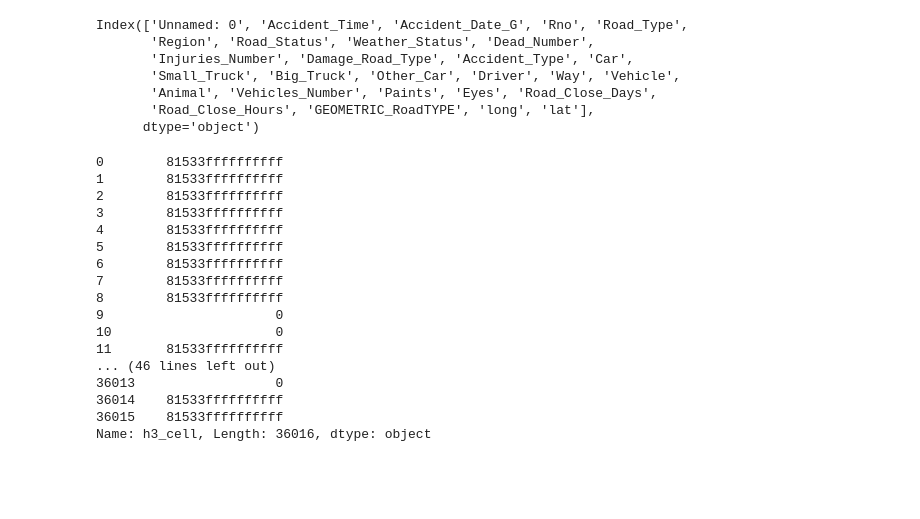
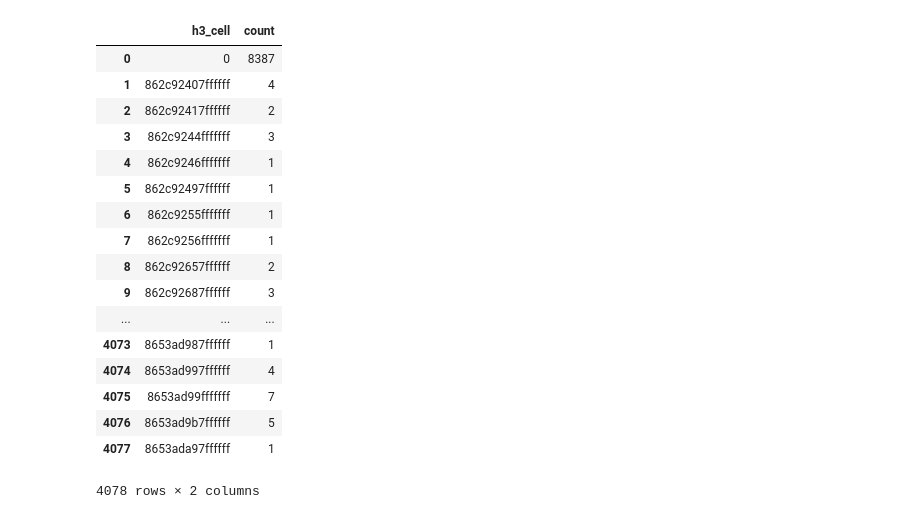
Before and after one commit to Aziiz1989/traffic, a Jupyter notebook: spatial/hex_spatial_aggregations.ipynb, the cells around one changed output. Cells and saved outputs as stored; diff of their text form; code cells hidden in the pictures; blank space fills up the shorter version.

```diff
--- a/spatial/hex_spatial_aggregations.ipynb
+++ b/spatial/hex_spatial_aggregations.ipynb
@@ -20,10 +9,24 @@ hexagons=[ h3.h3_to_geo_boundary(i) for i in data["h3_cell"] if i!=0]
+# %%
+#set the scale of the aggregation "low is very coarse grained - high is very fine grained"
+h3_resolution=6;
+map_zoom_level=6;
+# %%
+def geo_hashing(row, resolution):
+    if pd.isna(row["lat"]) | pd.isna(row["long"]) :
+        return -1;
+    else:
+         hexa=h3.geo_to_h3(row["lat"],row["long"],resolution)
+         return hexa+[hexa[0]]
+data=pd.read_csv("~/data/Accidents.csv")
+data["h3_cell"]=data.apply(lambda row: h3.geo_to_h3(row["lat"],row["long"],h3_resolution) ,axis=1)
 # %%
+data["count"]=1
+cells_count=data.groupby("h3_cell").sum()["count"]
+hexagons=[ h3.h3_to_geo_boundary(i) for i in cells_count.index if i!=0]
+midpoint=[24.71284, 46.70490]
+points_plotted=[i+[i[0]] for i in hexagons];
+m = folium.Map(midpoint,tiles='stamentoner', zoom_start=map_zoom_level)
 
-points_np=np.array(hexagons)
-midpoint=[24.786774, 43.504536]
-points_plotted=[i+[i[0]] for i in hexagons];
-m = folium.Map(midpoint,tiles='stamenterrain', zoom_start=12)
-#folium.ColorLine(geoJson['coordinates']).add_to(m)
-#folium.features.PolyLine(poly,color='red',weight=7).add_to(m)
-folium.features.PolyLine(hexagons,weight=3).add_to(m)
+folium.features.PolyLine(points_plotted,color='red',weight=1,fill=True).add_to(m)
+m
 # %% [output]
@@ -33,10 +33,0 @@ data=pd.read_csv("/home/fahad/data/thkaa/Accidents.csv")
-# %%
-data.columns
-# %% [output]
-Index(['Unnamed: 0', 'Accident_Time', 'Accident_Date_G', 'Rno', 'Road_Type',
-       'Region', 'Road_Status', 'Weather_Status', 'Dead_Number',
-       'Injuries_Number', 'Damage_Road_Type', 'Accident_Type', 'Car',
-       'Small_Truck', 'Big_Truck', 'Other_Car', 'Driver', 'Way', 'Vehicle',
-       'Animal', 'Vehicles_Number', 'Paints', 'Eyes', 'Road_Close_Days',
-       'Road_Close_Hours', 'GEOMETRIC_RoadTYPE', 'long', 'lat'],
-      dtype='object')
@@ -51,20 +33,0 @@ data["h3_cell"]=data.apply(lambda row: h3.geo_to_h3(row["lat"],row["long"],1) ,a
-# %%
-data["h3_cell"]
-# %% [output]
-0        81533ffffffffff
-1        81533ffffffffff
-2        81533ffffffffff
-3        81533ffffffffff
-4        81533ffffffffff
-5        81533ffffffffff
-6        81533ffffffffff
-7        81533ffffffffff
-8        81533ffffffffff
-9                      0
-10                     0
-11       81533ffffffffff
-... (46 lines left out)
-36013                  0
-36014    81533ffffffffff
-36015    81533ffffffffff
-Name: h3_cell, Length: 36016, dtype: object
@@ -70,0 +48,22 @@ Name: h3_cell, Length: 36016, dtype: object
+# %%
+AggCount=pd.DataFrame(cells_count)
+AggCount.reset_index()
+# %% [output]
+|  | h3_cell | count |
+| 0 | 0 | 8387 |
+| 1 | 862c92407ffffff | 4 |
+| 2 | 862c92417ffffff | 2 |
+| 3 | 862c9244fffffff | 3 |
+| 4 | 862c9246fffffff | 1 |
+| 5 | 862c92497ffffff | 1 |
+| 6 | 862c9255fffffff | 1 |
+| 7 | 862c9256fffffff | 1 |
+| 8 | 862c92657ffffff | 2 |
+| 9 | 862c92687ffffff | 3 |
+| ... | ... | ... |
+| 4073 | 8653ad987ffffff | 1 |
+| 4074 | 8653ad997ffffff | 4 |
+| 4075 | 8653ad99fffffff | 7 |
+| 4076 | 8653ad9b7ffffff | 5 |
+| 4077 | 8653ada97ffffff | 1 |
+4078 rows × 2 columns
```
Also changed, not shown: parts of 6 cells of this notebook.
